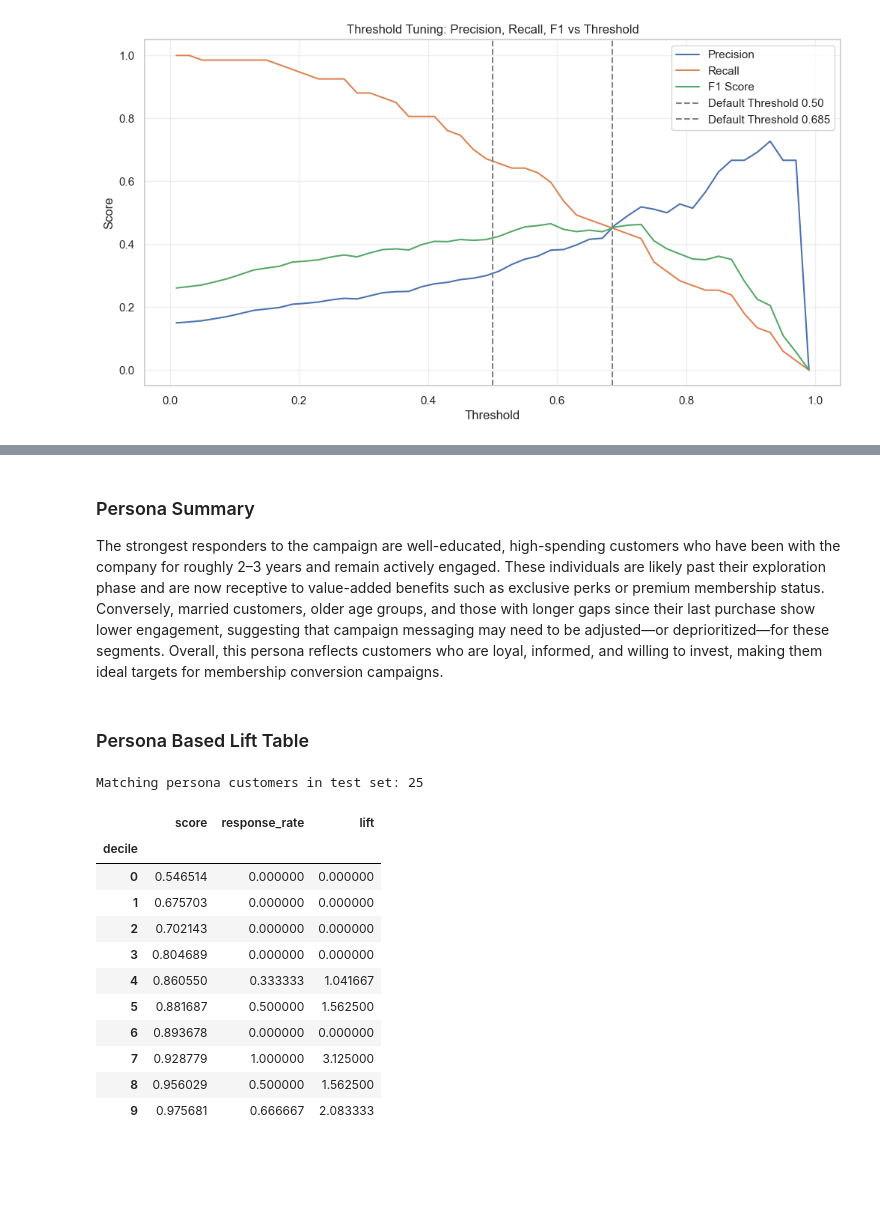
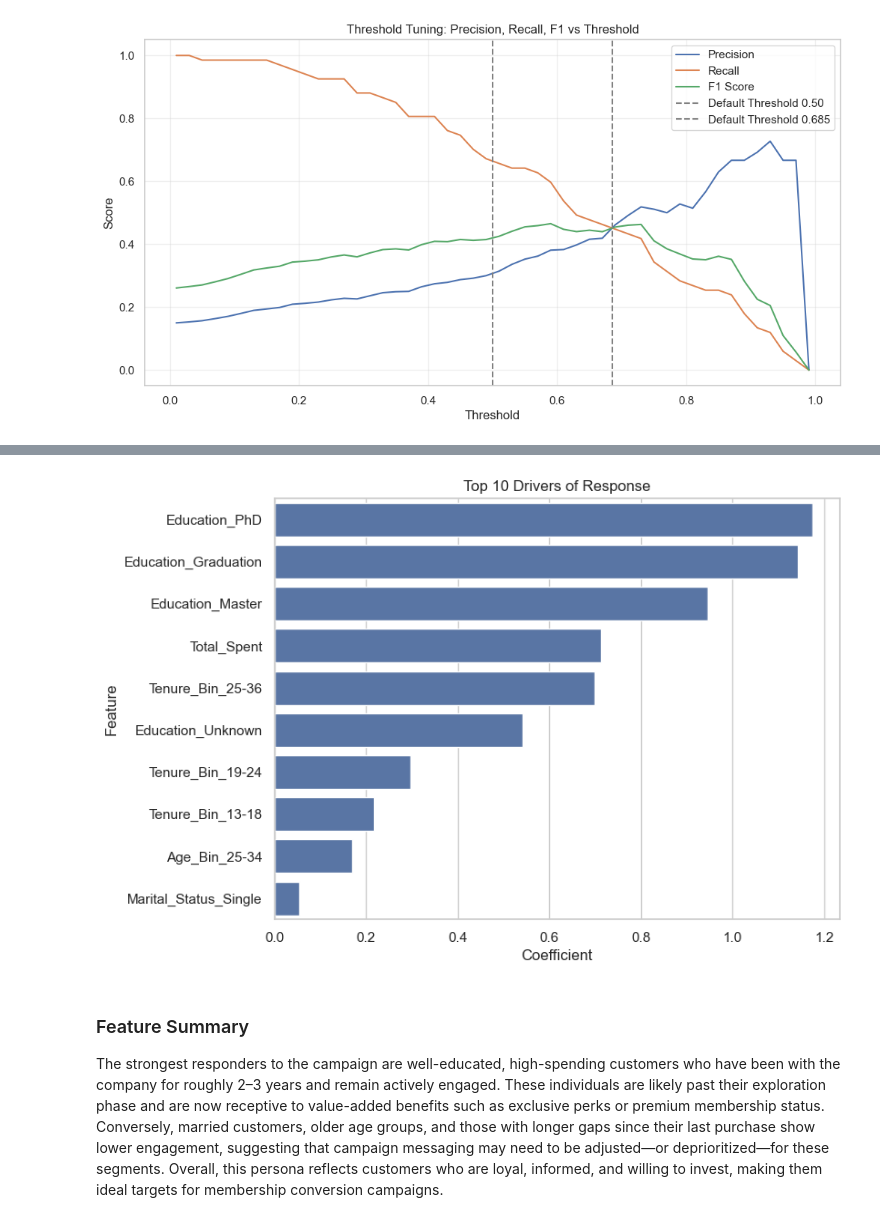
Before and after one commit to Analyst-KatieD/kaggle-superstore-marketing, a Jupyter notebook: Kaggle_Superstore_Marketing_Campaign.ipynb, the cells around one changed output, grey strips where cells are left out. Drawn from its saved outputs; the diff is of its cells as text; code cells hidden in the pictures; blank space fills up the shorter version.

```diff
--- a/Kaggle_Superstore_Marketing_Campaign.ipynb
+++ b/Kaggle_Superstore_Marketing_Campaign.ipynb
@@ -1521,63 +1429,11 @@ print(top_negative)
+# %%
+plt.figure(figsize=(8,6))
+sns.barplot(x='Coefficient', y='Feature', data=coef_df.head(10))
+plt.title("Top 10 Drivers of Response")
+plt.show()
+# %% [output]
+[figure, added]
 # %% [markdown]
-### Persona Summary
+### Feature Summary
 
 The strongest responders to the campaign are well-educated, high-spending customers who have been with the company for roughly 2–3 years and remain actively engaged. These individuals are likely past their exploration phase and are now receptive to value-added benefits such as exclusive perks or premium membership status. Conversely, married customers, older age groups, and those with longer gaps since their last purchase show lower engagement, suggesting that campaign messaging may need to be adjusted—or deprioritized—for these segments. Overall, this persona reflects customers who are loyal, informed, and willing to invest, making them ideal targets for membership conversion campaigns.
-# %% [markdown]
-### Persona Based Lift Table
-# %%
-# --- 1. Define thresholds for high spend (optional but recommended)
-high_spend_thresh = X_test['Total_Spent'].quantile(0.75)  # top 25% spenders
-
-# --- 2. Build persona mask from top positive predictors
-high_education = (
-    (X_test['Education_PhD'] == 1) |
-    (X_test['Education_Master'] == 1) |
-    (X_test['Education_Graduation'] == 1)
-)
-
-tenure_25_36 = (X_test['Tenure_Bin_25-36'] == 1)
-
-persona_mask = (
-    high_education &
-    tenure_25_36 &
-    (X_test['Total_Spent'] >= high_spend_thresh)
-)
-
-print("Matching persona customers in test set:", persona_mask.sum())
-# %% [output]
-Matching persona customers in test set: 25
-# %%
-
-# 2. Get model scores for this persona only
-persona_scores = y_proba_tuned[persona_mask]
-persona_actual = y_test[persona_mask]
-
-# 3. Build lift table by deciles
-persona_data = pd.DataFrame({
-    'score': persona_scores,
-    'actual': persona_actual
-}).sort_values(by='score', ascending=False)
-
-persona_data['decile'] = pd.qcut(persona_data['score'], 10, labels=False)
-
-lift_table = persona_data.groupby('decile').agg({
-    'score':'mean',
-    'actual':'mean'
-}).rename(columns={'actual':'response_rate'})
-
-overall_rate = persona_actual.mean()
-lift_table['lift'] = lift_table['response_rate'] / overall_rate
-lift_table
-# %% [output]
-|  | score | response_rate | lift |
-| decile |  |  |  |
-| 0 | 0.546514 | 0.000000 | 0.000000 |
-| 1 | 0.675703 | 0.000000 | 0.000000 |
-| 2 | 0.702143 | 0.000000 | 0.000000 |
-| 3 | 0.804689 | 0.000000 | 0.000000 |
-| 4 | 0.860550 | 0.333333 | 1.041667 |
-| 5 | 0.881687 | 0.500000 | 1.562500 |
-| 6 | 0.893678 | 0.000000 | 0.000000 |
-| 7 | 0.928779 | 1.000000 | 3.125000 |
-| 8 | 0.956029 | 0.500000 | 1.562500 |
-| 9 | 0.975681 | 0.666667 | 2.083333 |
```
Also changed, not shown: parts of 47 cells of this notebook.
